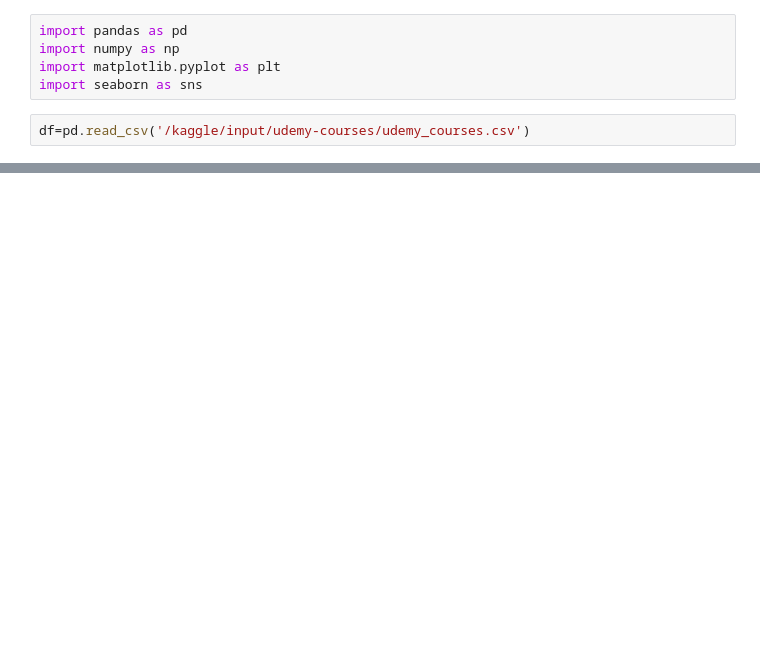
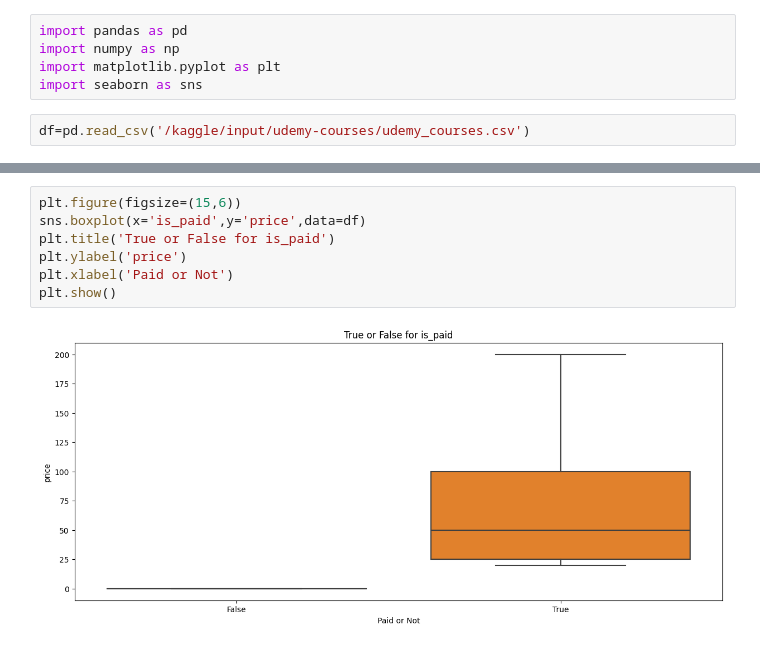
Before and after one commit to pratapjay/DataAnalysis-Casestudy, a Jupyter notebook: udemy_courses.ipynb, the cells around one changed output, grey strips where cells are left out. Saved outputs shown, nothing was run; the diff lists cells and outputs as text; blank space fills up the shorter version.

```diff
--- a/udemy_courses.ipynb
+++ b/udemy_courses.ipynb
@@ -16,0 +126,9 @@ df.head()
+# %%
+plt.figure(figsize=(15,6))
+sns.boxplot(x='is_paid',y='price',data=df)
+plt.title('True or False for is_paid')
+plt.ylabel('price')
+plt.xlabel('Paid or Not')
+plt.show()
+# %% [output]
+[figure, added]
```
Also changed, not shown: parts of 15 cells of this notebook.
